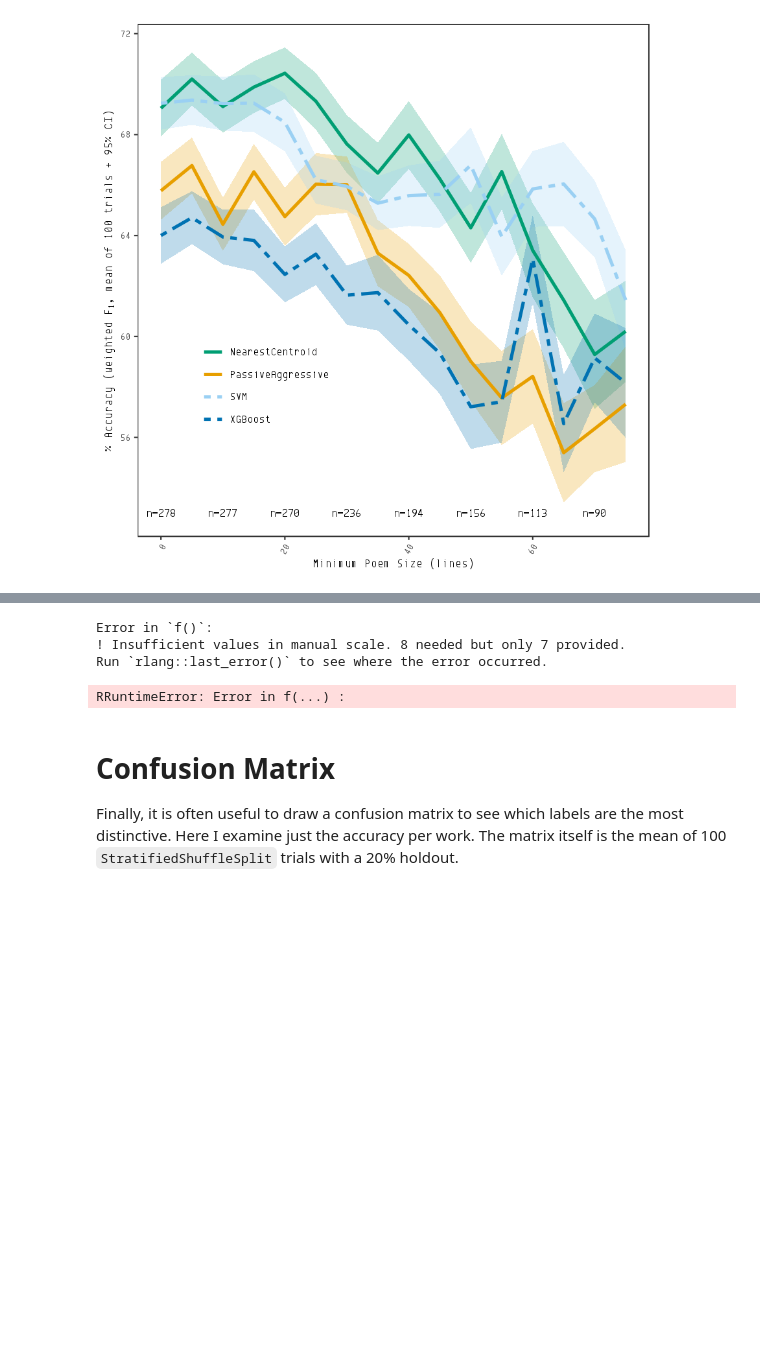
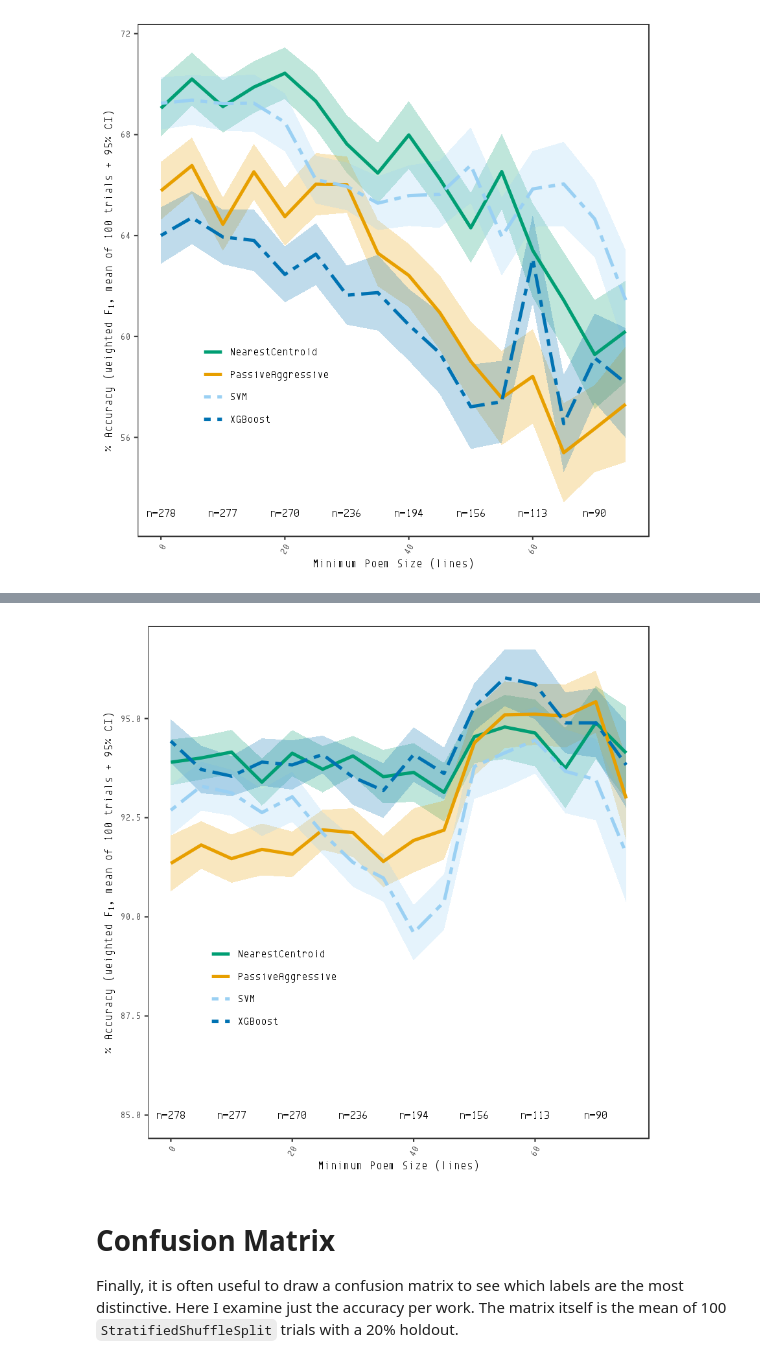
Before and after one commit to bnagy/heroides-paper, a Jupyter notebook: repro/elegy_poetics_accuracy.ipynb, the cells around one changed output, grey strips where cells are left out. Saved outputs shown, nothing was run; the diff lists cells and outputs as text; code cells hidden in the pictures; blank space fills up the shorter version.

Commit message:
new figures to match repro nbs

```diff
--- a/repro/elegy_poetics_accuracy.ipynb
+++ b/repro/elegy_poetics_accuracy.ipynb
@@ -377,40 +411,37 @@ ggplot(data=byauth, aes(x=Cutoff, y=Score*100)) +
 geom_label(
     data=n_df,
     label.size=NA,
-    aes(x=Cutoff, y=61, label=sprintf("n=%d",N)),
+    aes(x=Cutoff, y=85, label=sprintf("n=%d",N)),
     family="Envy Code R",
     size=3
 ) +
 geom_ribbon(
     aes(ymin=CILow*100, ymax=CIHigh*100, fill=Classifier),
     alpha=0.25, show.legend=FALSE) +
 geom_line(aes(color=Classifier,linetype=Classifier), size=1.2) +
 
 labs(x="Minimum Poem Size (lines)",y=expression(paste("% Accuracy (weighted ",F[1],", mean of 100 trials + 95% CI)"))) +
 theme_bw() +
 guides(color = guide_legend(ncol=2)) +
 
 theme(
     text = element_text(size=9, family="Envy Code R"),
     panel.grid.major=element_blank(),
     panel.grid.minor=element_blank(),
     legend.title=element_blank(),
     legend.position= c(0.25, 0.3),
     legend.text=element_text(size=8),
     axis.text.x = element_text(angle = 60, hjust = 1, vjust=1)
 ) +
 
 scale_linetype_manual(values=c("solid", "solid", "twodash", "twodash")) +
 scale_color_manual(values=cbbPaletteDark) +
 scale_fill_manual(values=cbbPaletteDark)
 
-# fn <- "../paper/figures/ngram_acc_auth.pdf"
+# fn <- "../paper/figures/poetic_acc_auth.pdf"
 # ggsave(fn, dpi=600, width=6, height=6, device=cairo_pdf)
 # %% [output]
-Error in `f()`:
-! Insufficient values in manual scale. 8 needed but only 7 provided.
-Run `rlang::last_error()` to see where the error occurred.
-RRuntimeError: Error in f(...) :
+[figure, added]
 # %% [markdown]
 # Confusion Matrix
 
```
Also changed, not shown: parts of 9 cells of this notebook, 7 other files.
